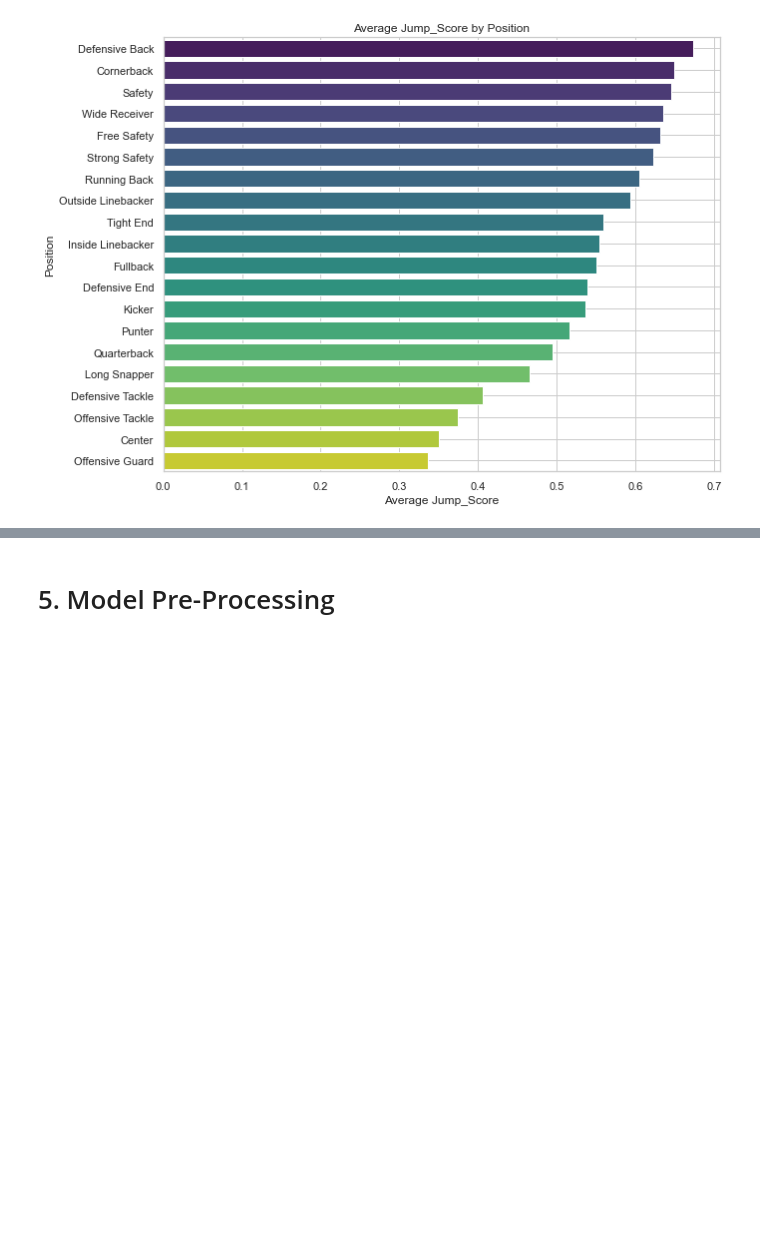
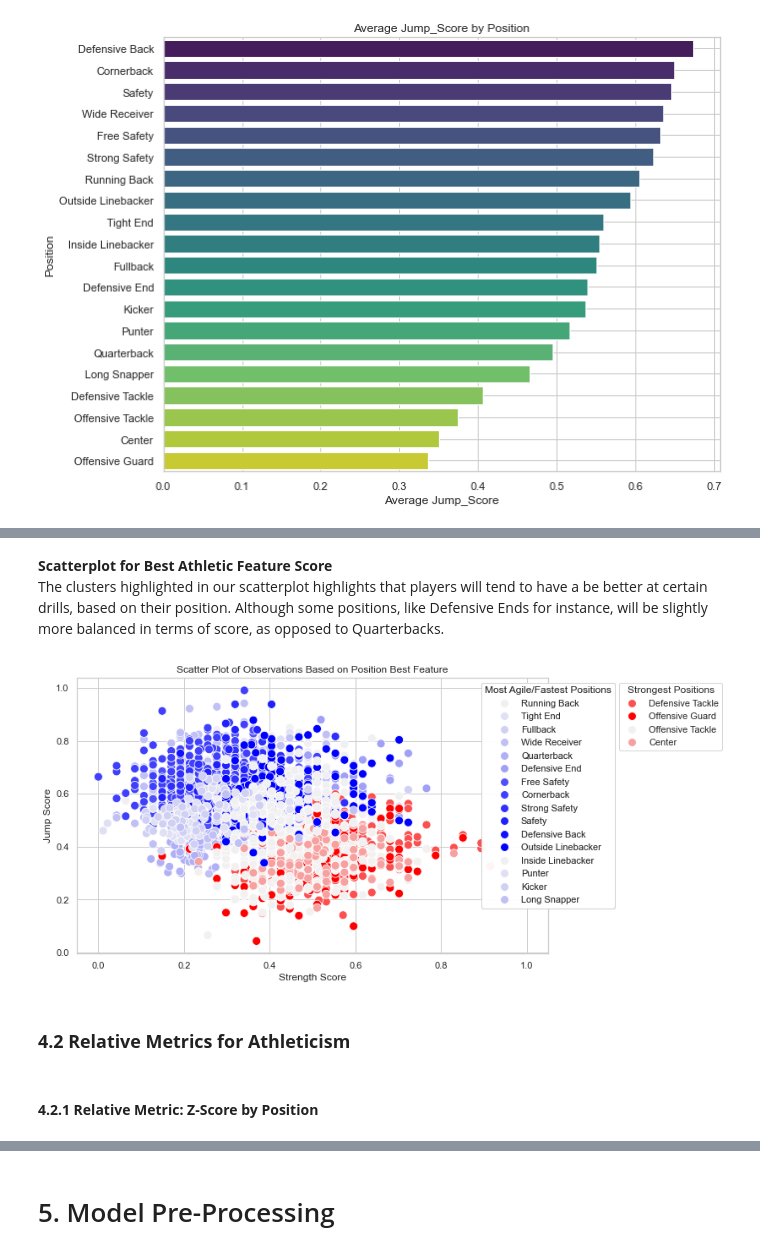
Before and after one commit to Gregcrooks75/NFL_analysis, a Jupyter notebook: NFL Project.ipynb, the cells around one changed output, grey strips where cells are left out. Drawn from its saved outputs; the diff is of its cells as text; code cells hidden in the pictures; blank space fills up the shorter version.

```diff
--- a/NFL Project.ipynb
+++ b/NFL Project.ipynb
@@ -1533,0 +1108,66 @@ Name: Strongest_Feat_Z, dtype: float64
+# %% [markdown]
+<b>Scatterplot for Best Athletic Feature Score </b><br>The clusters highlighted in our scatterplot highlights that players will tend to have a be better at certain drills, based on their position. Although some positions, like Defensive Ends for instance, will be slightly more balanced in terms of score, as opposed to Quarterbacks.
+# %%
+
+# Step 1: Create a custom color palette
+strength_colors = sns.light_palette("red", n_colors=len(df[df['Strongest_Feat_Position'] == 'Strength_Score']['Position'].unique()))
+agility_colors = sns.light_palette("blue", n_colors=len(df[df['Strongest_Feat_Position'] == 'Agility_Speed_Score']['Position'].unique()))
+
+# Create a dictionary for the colors
+color_mapping = {}
+for i, position in enumerate(df['Position'].unique()):
+    if df.loc[df['Position'] == position, 'Strongest_Feat_Position'].iloc[0] == 'Strength_Score':
+        color_mapping[position] = strength_colors[i % len(strength_colors)]
+    elif df.loc[df['Position'] == position, 'Strongest_Feat_Position'].iloc[0] == 'Agility_Speed_Score':
+        color_mapping[position] = agility_colors[i % len(agility_colors)]
+
+df_plot = df
+# Map colors to the DataFrame
+df_plot['Color'] = df_plot['Position'].map(color_mapping)
+
+# Step 2: Create a scatter plot to visualize the clusters based on the strongest feat
+plt.figure(figsize=(10, 6))
+ax = sns.scatterplot(
+    x='Strength_Score',
+    y='Jump_Score',
+    hue='Position',
+    palette=color_mapping,
+    data=df_plot,
+    s=100,
+    legend=False  # Disable the default legend
+)
+
+# Step 3: Manually create the legend for Strength
+strength_positions = df_plot[df_plot['Strongest_Feat_Position'] == 'Strength_Score']['Position'].unique()
+handles_strength = [plt.Line2D([0], [0], marker='o', color='w', markerfacecolor=color_mapping[pos], markersize=10, label=pos)
+                    for pos in strength_positions]
+legend_strength = ax.legend(handles=handles_strength, title='Strength Feat', loc='upper center', bbox_to_anchor=(1.3, 1))
+
+# Step 4: Manually create the legend for Agility/Speed
+agility_positions = df_plot[df_plot['Strongest_Feat_Position'] == 'Agility_Speed_Score']['Position'].unique()
+handles_agility = [plt.Line2D([0], [0], marker='o', color='w', markerfacecolor=color_mapping[pos], markersize=10, label=pos)
+                   for pos in agility_positions]
+# Add the first legend for Strength Feat
+legend_strength = ax.legend(handles=handles_strength, title='Strongest Positions', loc='upper center', bbox_to_anchor=(1.26, 1))
+
+# Add the second legend for Agility/Speed Feat, placing it right next to the first legend
+# The x-coordinate of bbox_to_anchor for the second legend should be adjusted
+# The adjustment depends on the size of the first legend, you might need to tweak it
+legend_agility = ax.legend(handles=handles_agility, title='Most Agile/Fastest Positions', loc='upper center', bbox_to_anchor=(1.0, 1))
+
+# Add both legends to the plot
+ax.add_artist(legend_strength)
+ax.add_artist(legend_agility)
+
+# Customize the plot
+plt.title('Scatter Plot of Observations Based on Position Best Feature')
+plt.xlabel('Strength Score')
+plt.ylabel('Jump Score')
+plt.grid(True)
+plt.show()
+# %% [output]
+[figure, added]
+# %% [markdown]
+### <b>4.2 Relative Metrics for Athleticism</b>
+# %% [markdown]
+#### <b>4.2.1 Relative Metric: Z-Score by Position</b>
```
Also changed, not shown: parts of 120 cells of this notebook.
